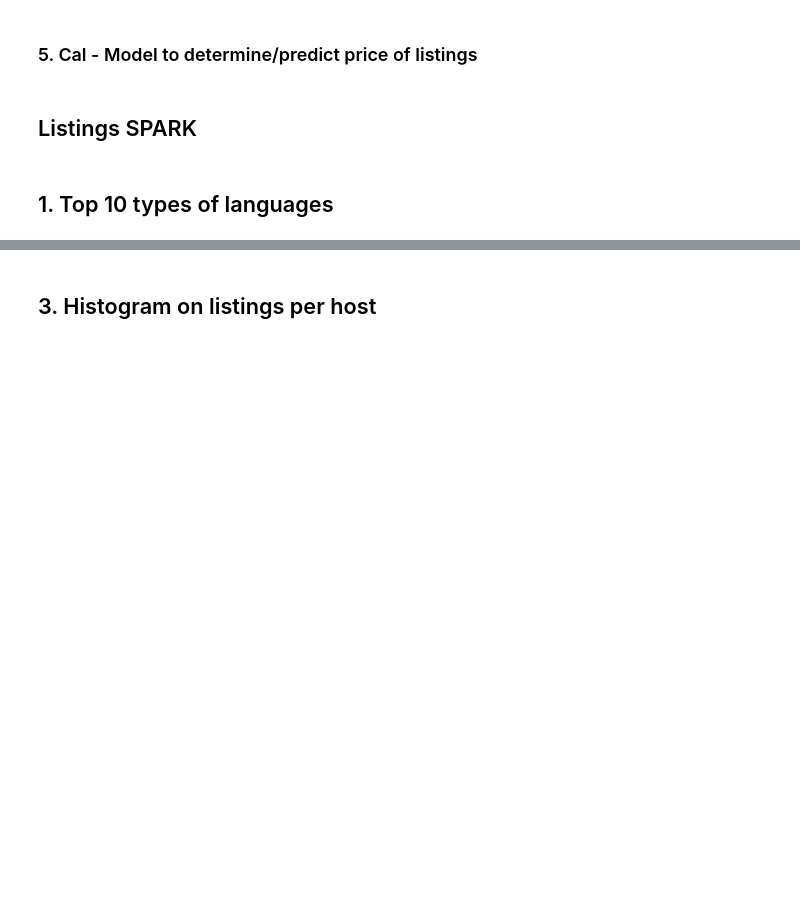
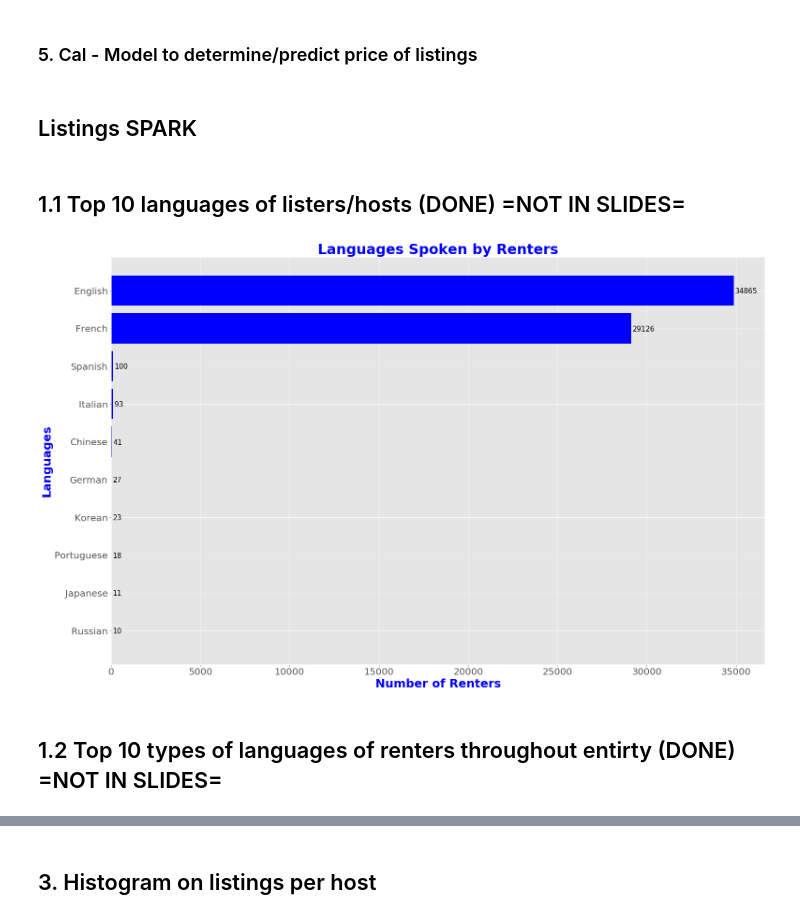
Before and after one commit to WinrichSy/AirBnBusiness, a Jupyter notebook: AirBnb Capstone.ipynb, the cells around one changed output, grey strips where cells are left out. Cells and saved outputs as stored; diff of their text form; code cells hidden in the pictures; blank space fills up the shorter version.

Commit message:
added more eda graphs

```diff
--- a/AirBnb Capstone.ipynb
+++ b/AirBnb Capstone.ipynb
@@ -808,3 +804,41 @@ Text(0.5, 1.0, 'Number of Listings\n  per Month')
 ### 5. Cal - Model to determine/predict price of listings
 # %% [markdown]
 ## Listings SPARK
+# %% [markdown]
+## 1.1 Top 10 languages of listers/hosts (DONE) =NOT IN SLIDES=
+# %%
+#paris LISTINGS
+paris_listings_language_df = spark.read.csv('Data/Paris/listing_languages.csv',
+                            header = True,
+                            sep = ",",
+                            inferSchema = True)
+
+paris_listings_language_df.createOrReplaceTempView('paris_listings_language_df')
+# %%
+query = '''SELECT *
+            FROM(
+                SELECT DISTINCT(language), COUNT(language) as count
+                FROM paris_listings_language_df
+                GROUP BY language
+                ORDER BY count DESC
+                LIMIT 10) as sub_query
+            ORDER BY count ASC'''
+
+listing_language = spark.sql(query).toPandas()
+# %%
+color = 'blue'
+fig, ax = plt.subplots(figsize=(25,16))
+items = ax.barh(listing_language['language'], listing_language['count'], color = color, align='center')
+plt.xticks(size = 20, rotation=0)
+plt.yticks(size = 20)
+plt.xlabel('Number of Renters', size=25, color=color, weight='bold')
+plt.ylabel('Languages', size=25, color=color, weight='bold')
+plt.title('Languages Spoken by Renters', fontsize=30, color=color, weight='bold')
+
+autolabel(items, orientation='hort')
+
+plt.show()
+# %% [output]
+[figure, added]
+# %% [markdown]
+## 1.2 Top 10 types of languages of renters throughout entirty (DONE) =NOT IN SLIDES=
@@ -818,3 +859 @@ paris_listings_df.createOrReplaceTempView('paris_listings_df')
-# %% [markdown]
-## 1. Top 10 types of languages
 # %%
```
Also changed, not shown: parts of 14 cells of this notebook.
